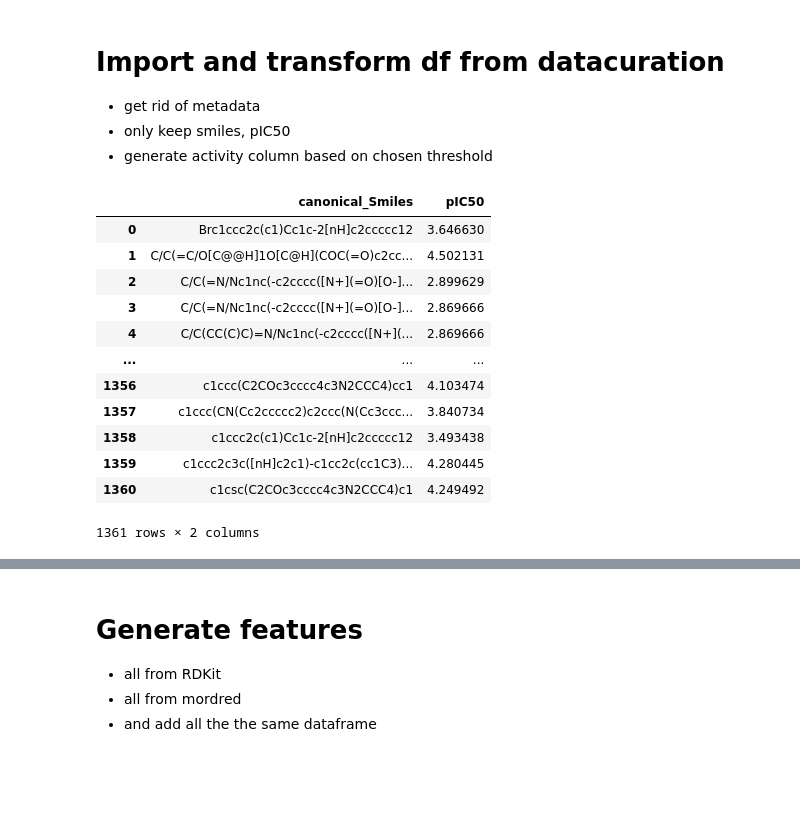
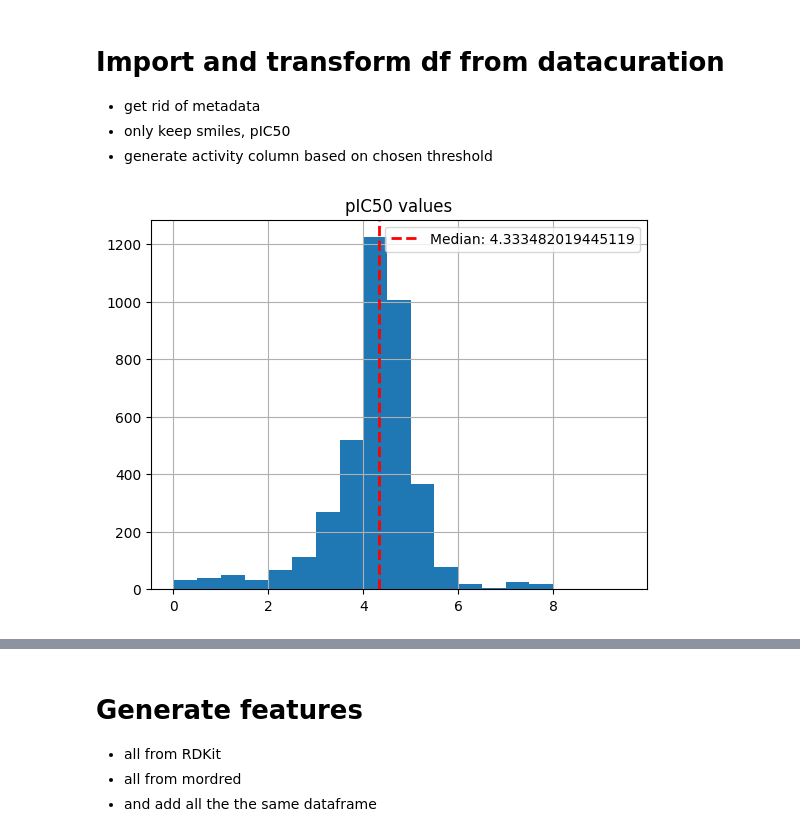
Before and after one commit to ManuelOtt-code/Project-DC, a Jupyter notebook: GenerateAndSelectFeatures.ipynb, the cells around one changed output, grey strips where cells are left out. Drawn from its saved outputs; the diff is of its cells as text; code cells hidden in the pictures; blank space fills up the shorter version.

```diff
--- a/GenerateAndSelectFeatures.ipynb
+++ b/GenerateAndSelectFeatures.ipynb
@@ -81,25 +84,25 @@ Last-modified header missing -- time-stamps turned off.
 * only keep smiles, pIC50
 * generate activity column based on chosen threshold
 # %%
-csv_path = '/content/drive/MyDrive/connected_df.csv'
+csv_path = '/content/connected_df.csv'
+
 
 #Read in the csv
 df = pd.read_csv(csv_path)
 #make a df containing only smiles and pIC50
-df = df[['canonical_Smiles', 'pIC50']]
-df
+df = df[['canonical_Smiles', 'pIC50', "is_phenol"]]
+#df.drop([0], inplace=True) #dropping median label
-# %% [output]
-|  | canonical_Smiles | pIC50 |
-| 0 | Brc1ccc2c(c1)Cc1c-2[nH]c2ccccc12 | 3.646630 |
-| 1 | C/C(=C/O[C@@H]1O[C@H](COC(=O)c2cc... | 4.502131 |
-| 2 | C/C(=N/Nc1nc(-c2cccc([N+](=O)[O-]... | 2.899629 |
-| 3 | C/C(=N/Nc1nc(-c2cccc([N+](=O)[O-]... | 2.869666 |
-| 4 | C/C(CC(C)C)=N/Nc1nc(-c2cccc([N+](... | 2.869666 |
-| ... | ... | ... |
-| 1356 | c1ccc(C2COc3cccc4c3N2CCC4)cc1 | 4.103474 |
-| 1357 | c1ccc(CN(Cc2ccccc2)c2ccc(N(Cc3ccc... | 3.840734 |
-| 1358 | c1ccc2c(c1)Cc1c-2[nH]c2ccccc12 | 3.493438 |
-| 1359 | c1ccc2c3c([nH]c2c1)-c1cc2c(cc1C3)... | 4.280445 |
-| 1360 | c1csc(C2COc3cccc4c3N2CCC4)c1 | 4.249492 |
-1361 rows × 2 columns
+# %%
+#df["pIC50.1"]= pd.to_numeric(df["pIC50.1"], errors="coerce") #just switching back to numeric format which was removed after df.agg()
+median = df["pIC50"].median()
+binsize = 0.5
+bins = np.arange(0, 10, binsize)       #most of the compounds (>4000) occure only once or twice --> excluded for better readability of histogram
+plt.hist(df['pIC50'], bins=bins)
+plt.axvline(x = median, color = 'red', linestyle = '--', linewidth = 2, label = f"Median: {median}")
+plt.title("pIC50 values")
+plt.legend()
+plt.grid()
+plt.show()
+# %% [output]
+[figure, added]
 # %%
```
Also changed, not shown: parts of 10 cells of this notebook.
